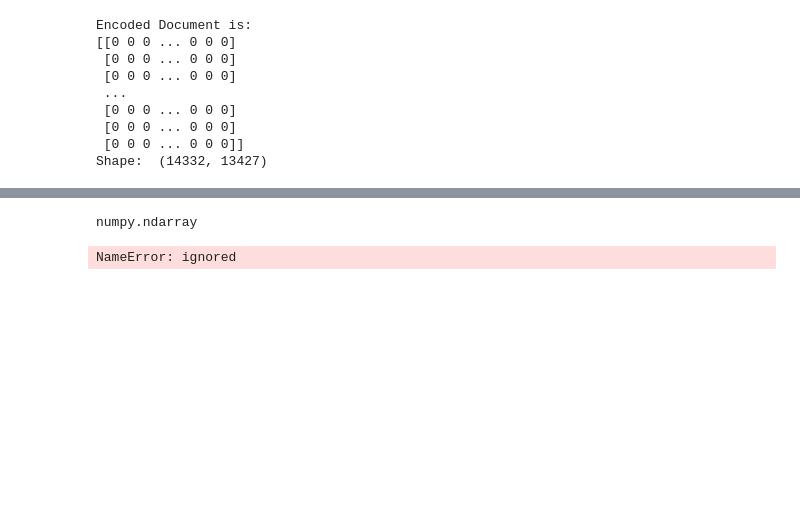
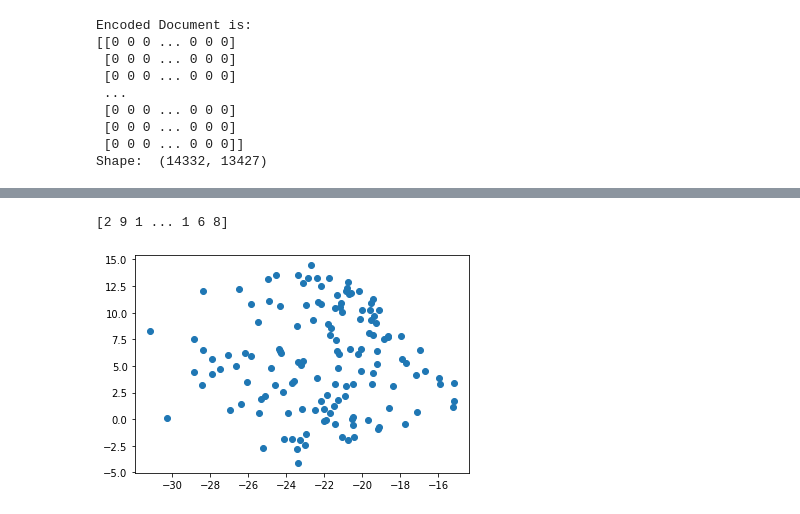
Before and after one commit to rodrigorenemenegazzo/rodrigorenemenegazzo, a Jupyter notebook: Text_Mining.ipynb, the cells around one changed output, grey strips where cells are left out. Saved outputs shown, nothing was run; the diff lists cells and outputs as text; code cells hidden in the pictures; blank space fills up the shorter version.

```diff
--- a/Text_Mining.ipynb
+++ b/Text_Mining.ipynb
@@ -156,18 +222,0 @@ print(label)
-# %%
-type(vector_array)
-# %% [output]
-numpy.ndarray
-# %%
-#Plotting K-means clusters
-import numpy as np
-import matplotlib.pyplot as plt
-
-u_labels = np.unique(label)
-
-#plotting the results:
-for i in u_labels:
-    plt.scatter(df[label == i , 0] , df[label == i , 1] , label = i)
-plt.legend()
-plt.show()
-# %% [output]
-NameError: ignored
@@ -219,0 +223,24 @@ counts.T.sort_values(by=0, ascending=False).head(10)
+# %%
+#Import required module
+from sklearn.cluster import KMeans
+
+#Initialize the class object
+kmeans = KMeans(n_clusters= 10)
+
+#predict the labels of clusters.
+label = kmeans.fit_predict(df)
+
+print(label)
+# %% [output]
+[2 9 1 ... 1 6 8]
+# %%
+import matplotlib.pyplot as plt
+
+#filter rows of original data
+filtered_label0 = df[label == 0]
+
+#plotting the results
+plt.scatter(filtered_label0[:,0] , filtered_label0[:,1])
+plt.show()
+# %% [output]
+[figure, added]
```
Also changed, not shown: parts of 12 cells of this notebook.
